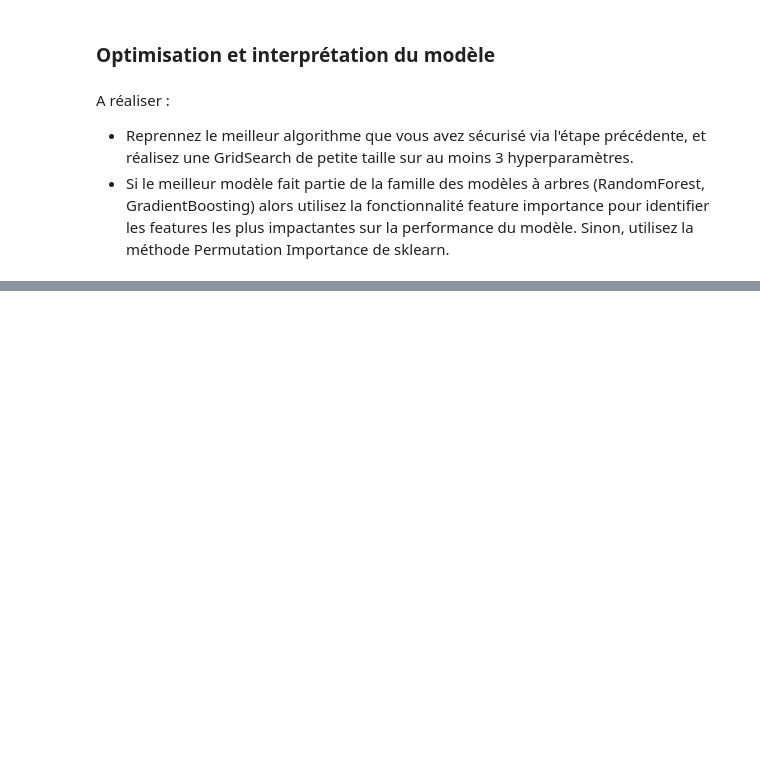
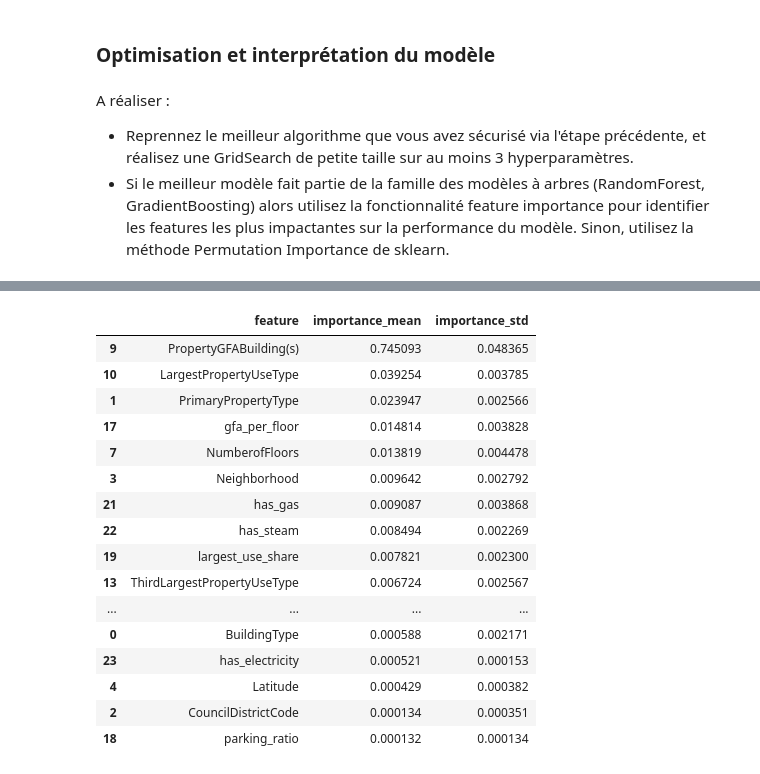
Before and after one commit to G-Hostin/seattle-building-energy-prediction, a Jupyter notebook: P3_template_modelistation_supervisee_data_scientist.ipynb, the cells around one changed output, grey strips where cells are left out. Cells and saved outputs as stored; diff of their text form; code cells hidden in the pictures; blank space fills up the shorter version.

```diff
--- a/P3_template_modelistation_supervisee_data_scientist.ipynb
+++ b/P3_template_modelistation_supervisee_data_scientist.ipynb
@@ -843,0 +1012,28 @@ A réaliser :
+# %%
+raw_feature_names = X_test.columns.to_numpy()
+
+importances = pd.DataFrame({
+    "feature": raw_feature_names,
+    "importance_mean": perm.importances_mean,
+    "importance_std": perm.importances_std
+}).sort_values("importance_mean", ascending=False)
+
+importances.head(20)
+# %% [output]
+|  | feature | importance_mean | importance_std |
+| 9 | PropertyGFABuilding(s) | 0.745093 | 0.048365 |
+| 10 | LargestPropertyUseType | 0.039254 | 0.003785 |
+| 1 | PrimaryPropertyType | 0.023947 | 0.002566 |
+| 17 | gfa_per_floor | 0.014814 | 0.003828 |
+| 7 | NumberofFloors | 0.013819 | 0.004478 |
+| 3 | Neighborhood | 0.009642 | 0.002792 |
+| 21 | has_gas | 0.009087 | 0.003868 |
+| 22 | has_steam | 0.008494 | 0.002269 |
+| 19 | largest_use_share | 0.007821 | 0.002300 |
+| 13 | ThirdLargestPropertyUseType | 0.006724 | 0.002567 |
+| ... | ... | ... | ... |
+| 0 | BuildingType | 0.000588 | 0.002171 |
+| 23 | has_electricity | 0.000521 | 0.000153 |
+| 4 | Latitude | 0.000429 | 0.000382 |
+| 2 | CouncilDistrictCode | 0.000134 | 0.000351 |
+| 18 | parking_ratio | 0.000132 | 0.000134 |
```
Also changed, not shown: parts of 9 cells of this notebook.
